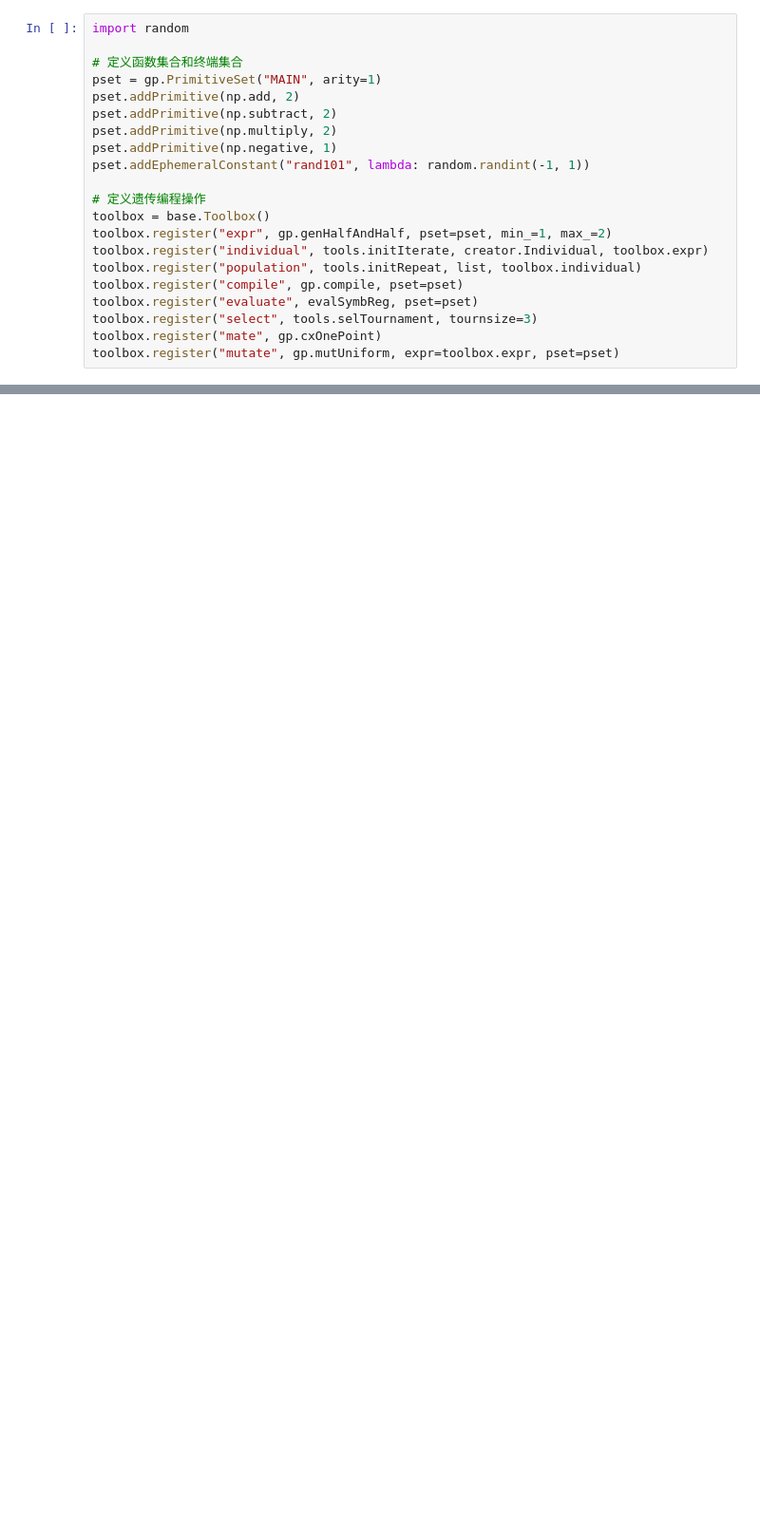
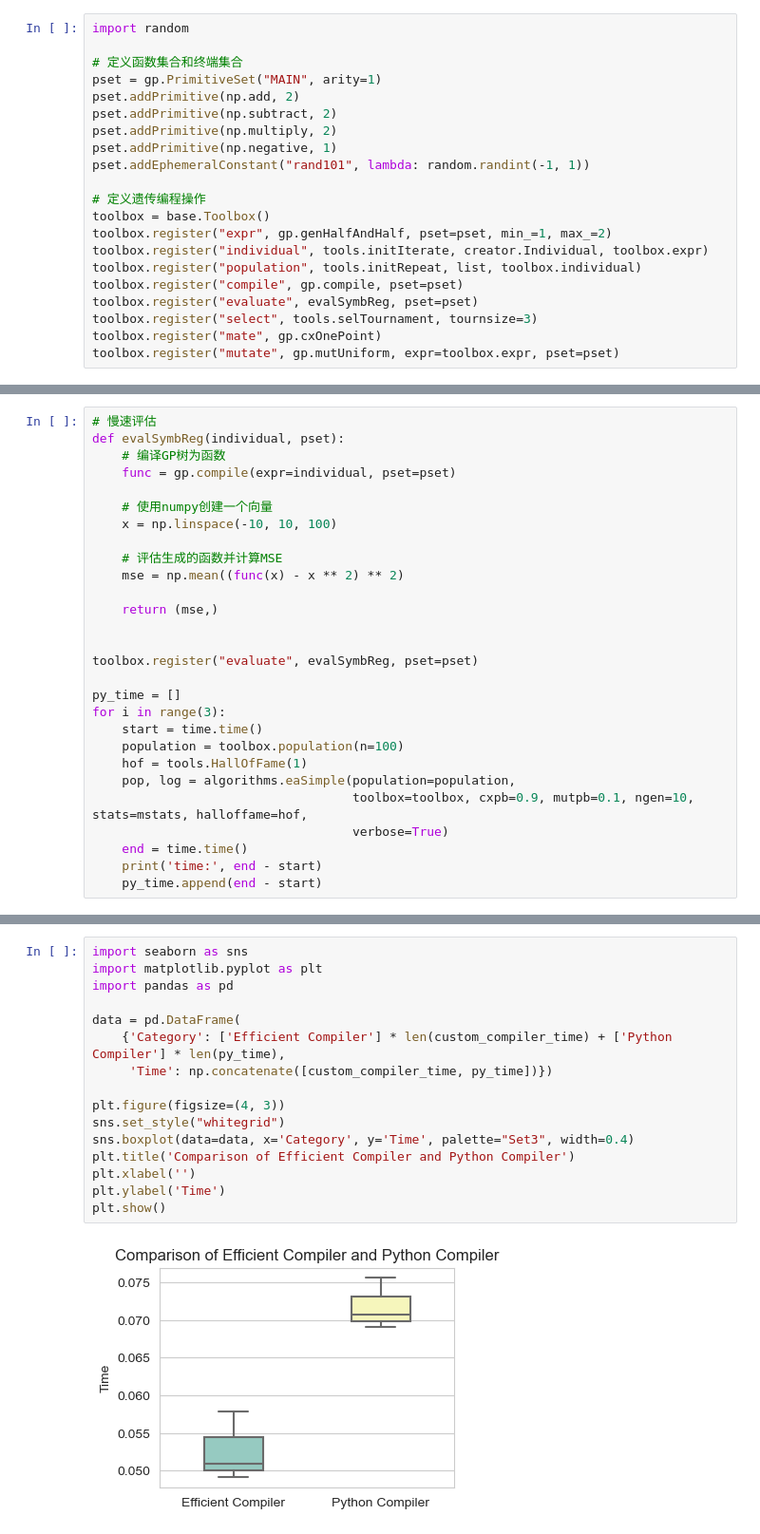
Before and after one commit to hengzhe-zhang/DEAP-GP-Tutorial, a Jupyter notebook: tricks/compiler-speedup.ipynb, the cells around one changed output, grey strips where cells are left out. Shown at 95% size. Saved outputs shown, nothing was run; the diff lists cells and outputs as text; blank space fills up the shorter version.

```diff
--- a/tricks/compiler-speedup.ipynb
+++ b/tricks/compiler-speedup.ipynb
@@ -105,0 +116,28 @@ add(ARG0, multiply(subtract(ARG0, 1), ARG0))
+# %%
+# 慢速评估
+def evalSymbReg(individual, pset):
+    # 编译GP树为函数
+    func = gp.compile(expr=individual, pset=pset)
+
+    # 使用numpy创建一个向量
+    x = np.linspace(-10, 10, 100)
+
+    # 评估生成的函数并计算MSE
+    mse = np.mean((func(x) - x ** 2) ** 2)
+
+    return (mse,)
+
+
+toolbox.register("evaluate", evalSymbReg, pset=pset)
+
+py_time = []
+for i in range(3):
+    start = time.time()
+    population = toolbox.population(n=100)
+    hof = tools.HallOfFame(1)
+    pop, log = algorithms.eaSimple(population=population,
+                                   toolbox=toolbox, cxpb=0.9, mutpb=0.1, ngen=10, stats=mstats, halloffame=hof,
+                                   verbose=True)
+    end = time.time()
+    print('time:', end - start)
+    py_time.append(end - start)
@@ -105,0 +164,18 @@ add(ARG0, multiply(subtract(ARG0, 1), ARG0))
+# %%
+import seaborn as sns
+import matplotlib.pyplot as plt
+import pandas as pd
+
+data = pd.DataFrame(
+    {'Category': ['Efficient Compiler'] * len(custom_compiler_time) + ['Python Compiler'] * len(py_time),
+     'Time': np.concatenate([custom_compiler_time, py_time])})
+
+plt.figure(figsize=(4, 3))
+sns.set_style("whitegrid")
+sns.boxplot(data=data, x='Category', y='Time', palette="Set3", width=0.4)
+plt.title('Comparison of Efficient Compiler and Python Compiler')
+plt.xlabel('')
+plt.ylabel('Time')
+plt.show()
+# %% [output]
+[figure, added]
```
Also changed, not shown: parts of 5 cells of this notebook, 1 other file.
